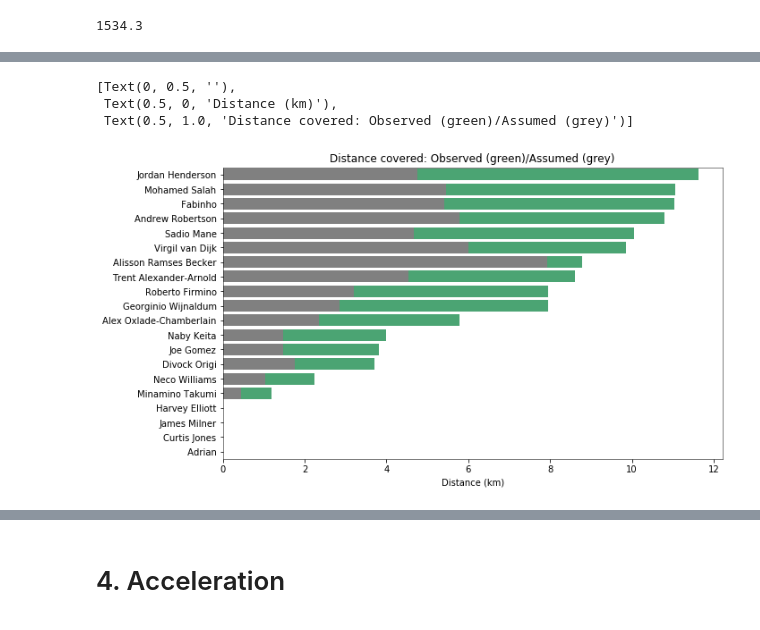
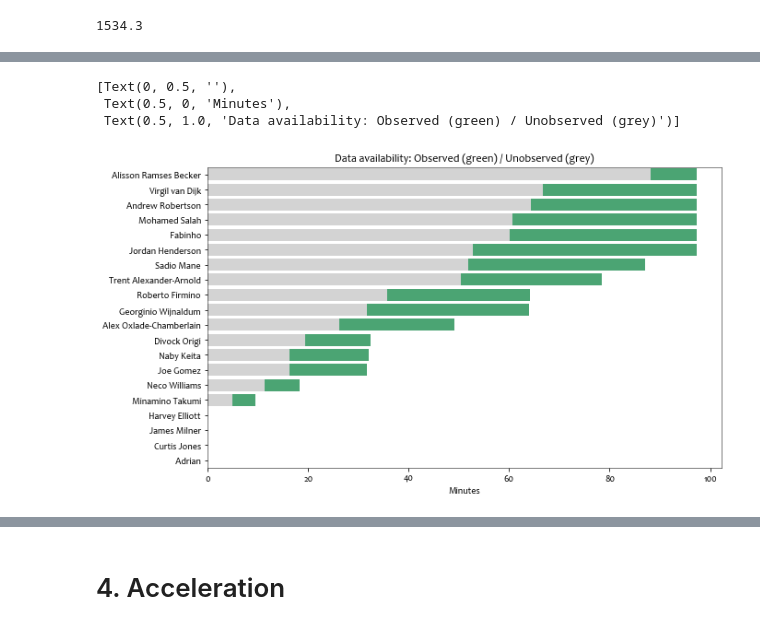
Before and after one commit to JohnLindblad/FinalProject-PlayerFitness, a Jupyter notebook: FinalProject-John.ipynb, the cells around one changed output, grey strips where cells are left out. Cells and saved outputs as stored; diff of their text form; code cells hidden in the pictures.

```diff
--- a/FinalProject-John.ipynb
+++ b/FinalProject-John.ipynb
@@ -480,12 +435,15 @@ summary_stats['max_speed_99pc'] = np.array(speed_df.quantile(0.99)) # Results se
 summary_stats['max_acc'] = np.array(acc_df.max())
 summary_stats['max_acc_99pc'] = np.array(acc_df.quantile(0.99)) # Unsure about these values... check with other games
 # %%
-# Speed threshold distances
-
+# Speed threshold distances and ratios
 summary_stats['walk_dist'] = np.array(speed_df[(speed_df > 0) & (speed_df <= 2)].sum()/10/1000)
 summary_stats['jog_dist'] = np.array(speed_df[(speed_df > 2) & (speed_df <= 4)].sum()/10/1000)
 summary_stats['run_dist'] = np.array(speed_df[(speed_df > 4) & (speed_df <= 7)].sum()/10/1000)
 summary_stats['sprint_dist'] = np.array(speed_df[speed_df >= 7].sum()/10/1000)
+summary_stats['walk_ratio'] = summary_stats.walk_dist/(summary_stats.run_dist+summary_stats.jog_dist+summary_stats.walk_dist)
+summary_stats['jog_ratio'] = summary_stats.jog_dist/(summary_stats.run_dist+summary_stats.jog_dist+summary_stats.walk_dist)
+summary_stats['run_ratio'] = summary_stats.run_dist/(summary_stats.run_dist+summary_stats.jog_dist+summary_stats.walk_dist)
+# sprint_ratio ignored since won't be added for extrapolated values
 # %%
 summary_stats
 # %% [output]
@@ -509,22 +467,42 @@ summary_stats
+# %%
+# Decomposing unobserved distance
+
+walk_speed = 2 # Use value between 0-2
+jog_speed = 3 # Use value between 2-4
+run_speed = 5 # Use value between 4-7
+sprint_speed = 7 # Use value greater than 7
+
+walk_weight = 0.66 # 66% missing data assumed walking speed, 33% extrapolated using observed running/jogging ratio
+
+summary_stats['walk_dist_adj'] = walk_weight*(walk_speed*summary_stats.mins_missing)*60/1000
+summary_stats['jog_dist_adj'] = (1-walk_weight)*(summary_stats.jog_ratio)*(summary_stats.mins_missing*jog_speed)*60/1000
+summary_stats['run_dist_adj'] = (1-walk_weight)*(summary_stats.run_ratio)*(summary_stats.mins_missing*run_speed)*60/1000
+# Assumed no sprinting off ball
+
+summary_stats['total_dist_xtrp'] = summary_stats.walk_dist_adj + summary_stats.jog_dist_adj + summary_stats.run_dist_adj + summary_stats.sprint_dist
+
+summary_stats['walk_dist_total'] = summary_stats.walk_dist + summary_stats.walk_dist_adj
+summary_stats['jog_dist_total'] = summary_stats.jog_dist + summary_stats.jog_dist_adj
+summary_stats['run_dist_total'] = summary_stats.run_dist + summary_stats.run_dist_adj
+summary_stats['sprint_dist_total'] = summary_stats.sprint_dist
 # %%
-import seaborn as sns
-
-### Distance covered visualization
+### Data availability
 ax_top = sns.barplot(y = 'name',
-                     x = 'total_dist',
+                     x = 'mins',
                      data = summary_stats,
-                     order = summary_stats.sort_values('total_dist', ascending = False).name,
+                     order = summary_stats.sort_values('mins', ascending = False).name,
                      color = 'mediumseagreen')
 ax_bottom = sns.barplot(y = 'name',
-                        x = 'unobs_dist',
+                        x = 'mins_missing',
                         data = summary_stats,
-                        order = summary_stats.sort_values('total_dist', ascending = False).name,
-                        color = 'grey')
+                        order = summary_stats.sort_values('mins_missing', ascending = False).name,
+                        color = 'lightgrey')
 
-ax_top.set(xlabel='Distance (km)', ylabel='', title = 'Distance covered: Observed (green)/Assumed (grey)')
+ax_top.set(xlabel='Minutes', ylabel='', title = 'Data availability: Observed (green) / Unobserved (grey)')
+# Lots of data missing, how best to deal with this?
 ###
 # %% [output]
 [Text(0, 0.5, ''),
- Text(0.5, 0, 'Distance (km)'),
- Text(0.5, 1.0, 'Distance covered: Observed (green)/Assumed (grey)')]
+ Text(0.5, 0, 'Minutes'),
+ Text(0.5, 1.0, 'Data availability: Observed (green) / Unobserved (grey)')]
-[figure, old version]
+[figure, new version]
```
Also changed, not shown: parts of 27 cells of this notebook.
